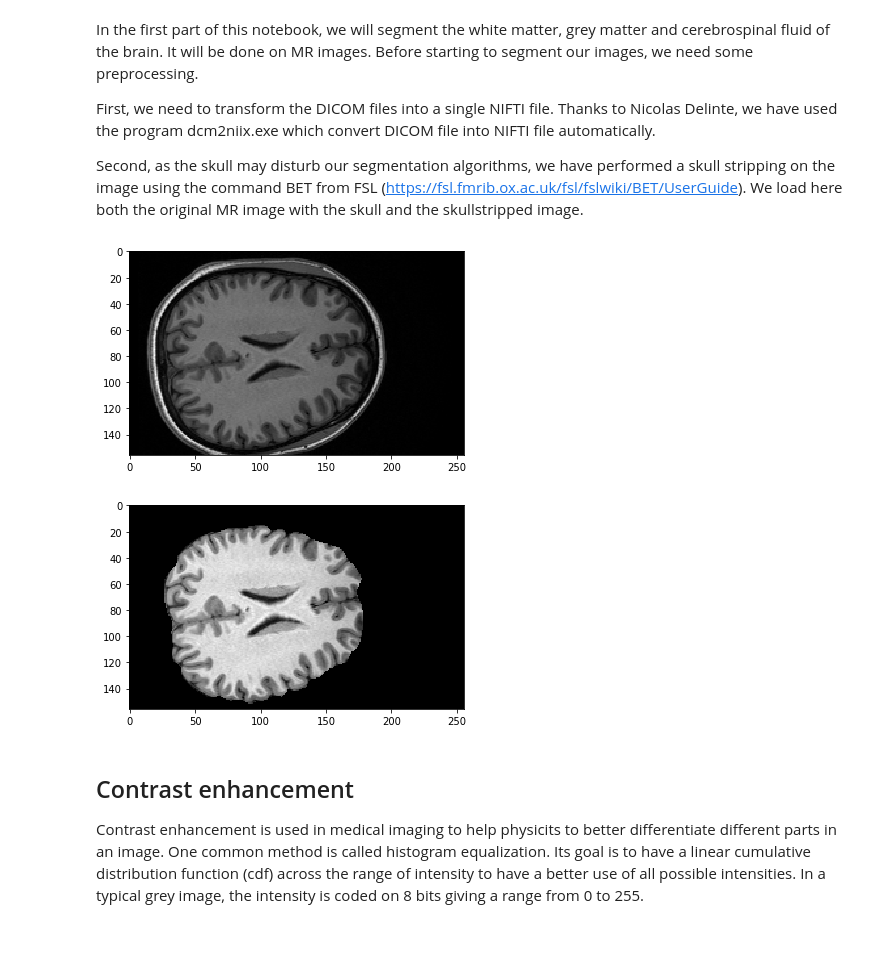
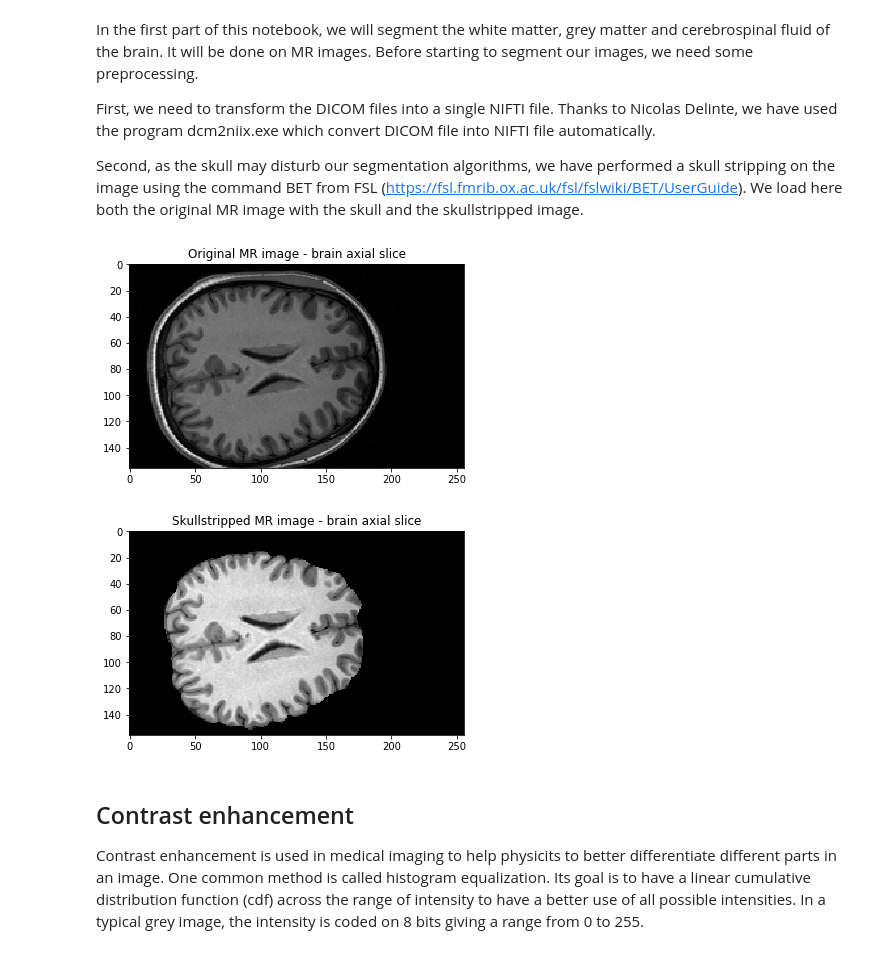
Before and after one commit to nathan-14200/wsbim2243, a Jupyter notebook: Segmentation.ipynb, the cells around one changed output. Cells and saved outputs as stored; diff of their text form; code cells hidden in the pictures.

```diff
--- a/Segmentation.ipynb
+++ b/Segmentation.ipynb
@@ -50,12 +54,14 @@ data=img.get_fdata()
 mask_data = img_mask.get_fdata()
 # %%
 plt.imshow(data[:,:,190], cmap='gray')
+plt.title('Original MR image - brain axial slice')
 plt.show()
 plt.imshow(mask_data[:,:,190], cmap='gray')
+plt.title('Skullstripped MR image - brain axial slice')
 plt.show()
 # %% [output]
-[figure, old version]
+[figure, new version]
-[figure, old version]
+[figure, new version]
 # %% [markdown]
 ## Contrast enhancement
 
```
Also changed, not shown: parts of 31 cells of this notebook, 5 other files.
